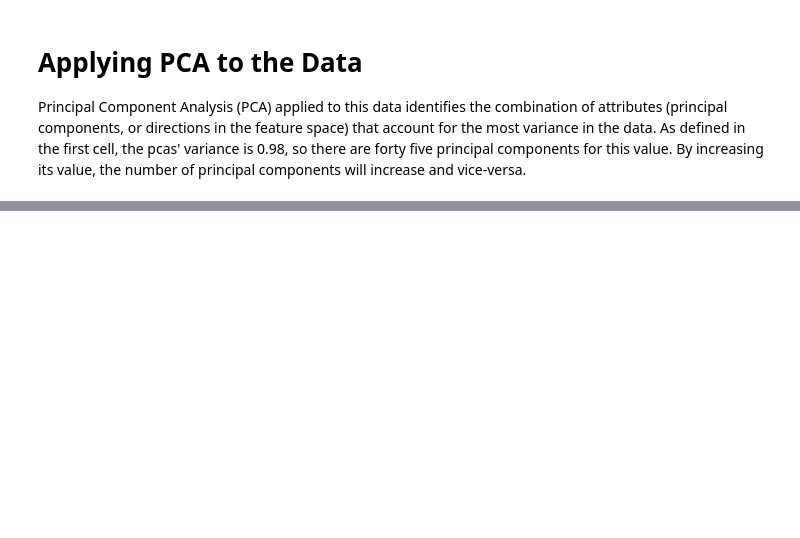
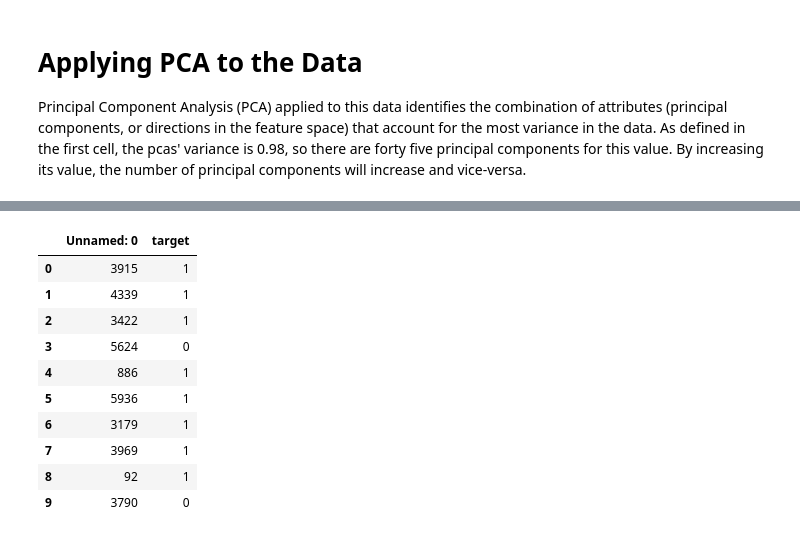
Before and after one commit to sa-nouri/Advanced-Deep-Learning, a Jupyter notebook: challenge_code/code.ipynb, the cells around one changed output, grey strips where cells are left out. Cells and saved outputs as stored; diff of their text form; code cells hidden in the pictures; blank space fills up the shorter version.

```diff
--- a/challenge_code/code.ipynb
+++ b/challenge_code/code.ipynb
@@ -278,8 +308,8 @@ early_stopping = callbacks.EarlyStopping(monitor='val_prc',
 # %%
 model = dl_model()
-model.fit(x_partial_train, y_partial_train,
-        epochs=100,
-        batch_size=16,
+model_dl_history = model.fit(x_partial_train, y_partial_train,
+        epochs=1000,
+        batch_size=128,
         verbose=2,
         shuffle=True,
         validation_data=(x_validation, y_validation),
@@ -386,6 +481,7 @@ x_partial_train = train_1[NUM_VALIDATION:]
 y_validation = train_lbl[:NUM_VALIDATION]
 y_partial_train = train_lbl[NUM_VALIDATION:]
 
+
 metrics_ = [
     metrics.FalseNegatives(name="fn"),
     metrics.FalsePositives(name="fp"),
@@ -398,13 +494,20 @@ metrics_ = [
 ]
 
 
+early_stopping = callbacks.EarlyStopping(monitor='val_prc',
+                                        verbose=1,
+                                        patience=10,
+                                        mode='max',
+                                        restore_best_weights=True)
+
+
 def dl_model() -> models.Model:
     model = models.Sequential()
     model.add(layers.Dense(128, activation="relu", input_shape=(train_1.shape[-1],)))
-    # model.add(layers.Dense(16, activation='relu'))
+    model.add(layers.Dense(128, activation='relu'))
     model.add(layers.Dense(128, activation='relu'))
     model.add(layers.Dense(1, activation='sigmoid', bias_initializer=bias_initializer))
-    model.compile(optimizer=optimizers.Adam(lr=1e-3),
+    model.compile(optimizer=optimizers.Adam(lr=1e-4),
                     loss='binary_crossentropy',
                     metrics=metrics_)
     return model
@@ -412,32 +515,24 @@ def dl_model() -> models.Model:
 
 def regularized_dl_model() -> models.Model:
     model = models.Sequential()
-    model.add(layers.Dense(64, activation="relu", input_shape=(train_1.shape[-1],)))
-    model.add(layers.Dense(64, kernel_regularizer=regularizers.l2(0.003), activation='relu'))
+    model.add(layers.Dense(128, activation="relu", input_shape=(train_1.shape[-1],)))
+    model.add(layers.Dense(128, kernel_regularizer=regularizers.l2(0.003), activation='relu'))
     model.add(layers.Dropout(0.5))
-    model.add(layers.Dense(64, kernel_regularizer=regularizers.l2(0.003), activation='relu'))
+    model.add(layers.Dense(128, kernel_regularizer=regularizers.l2(0.003), activation='relu'))
     model.add(layers.Dropout(0.5))
     model.add(layers.Dense(1, activation='sigmoid'))
     model.compile(optimizer=optimizers.Adam(lr=1e-4),
                     loss='binary_crossentropy',
                     metrics=metrics_)
     return model
-
-
-early_stopping = callbacks.EarlyStopping(monitor='val_prc',
-                                        verbose=1,
-                                        patience=10,
-                                        mode='max',
-                                        restore_best_weights=True)
 # %%
 model = dl_model()
-model.fit(x_partial_train, y_partial_train,
-        epochs=1500,
+modle_dl_history = model.fit(x_partial_train, y_partial_train,
+        epochs=1000,
         batch_size=128,
         verbose=2,
         validation_data=(x_validation, y_validation),
-        shuffle=True,
-        callbacks=[early_stopping])
+        shuffle=True)
 
 print("\n")
 model.summary()
@@ -448,7 +561,7 @@ print(f"score on train: {str(model.evaluate(train_1, train_lbl)[1])}\n")
 model_regularized = regularized_dl_model()
 model_regularized_history = model_regularized.fit(x_partial_train, y_partial_train,
         epochs=1000,
-        batch_size=64,
+        batch_size=128,
         verbose=2,
         validation_data=(x_validation, y_validation),
         shuffle=True)
@@ -572,9 +724,20 @@ plt.legend(loc='lower right')
 # %%
 # predictions = model.predict_classes(test_)
 predictions = model_regularized.predict_classes(test_)
 test_y = pd.DataFrame(predictions, columns=['target'])
 test_y['Unnamed: 0'] = out_train_data['Unnamed: 0']
 test_y = test_y[['Unnamed: 0', 'target']]
 test_y.to_csv('test_y.csv')
-test_y.head(8)
-sum(test_y['target'])
+test_y.head(10)
+# %% [output]
+|  | Unnamed: 0 | target |
+| 0 | 3915 | 1 |
+| 1 | 4339 | 1 |
+| 2 | 3422 | 1 |
+| 3 | 5624 | 0 |
+| 4 | 886 | 1 |
+| 5 | 5936 | 1 |
+| 6 | 3179 | 1 |
+| 7 | 3969 | 1 |
+| 8 | 92 | 1 |
+| 9 | 3790 | 0 |
```
Also changed, not shown: parts of 42 cells of this notebook.
